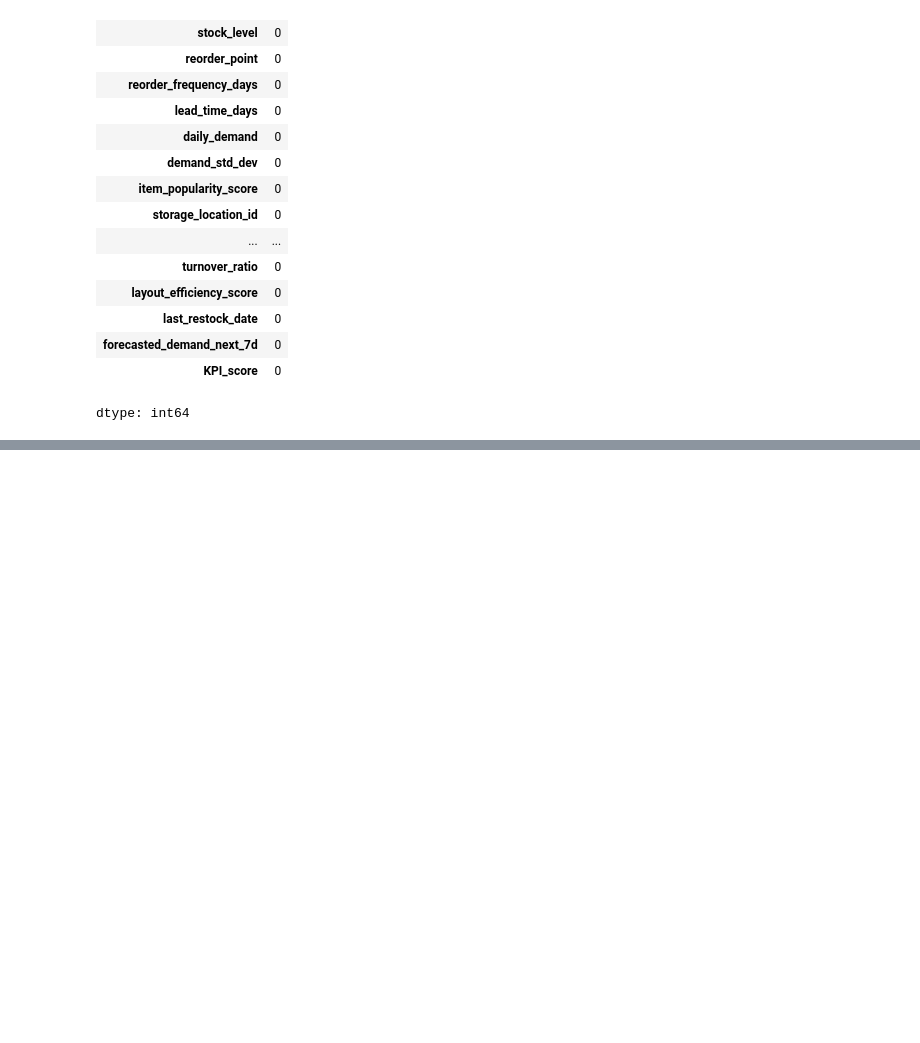
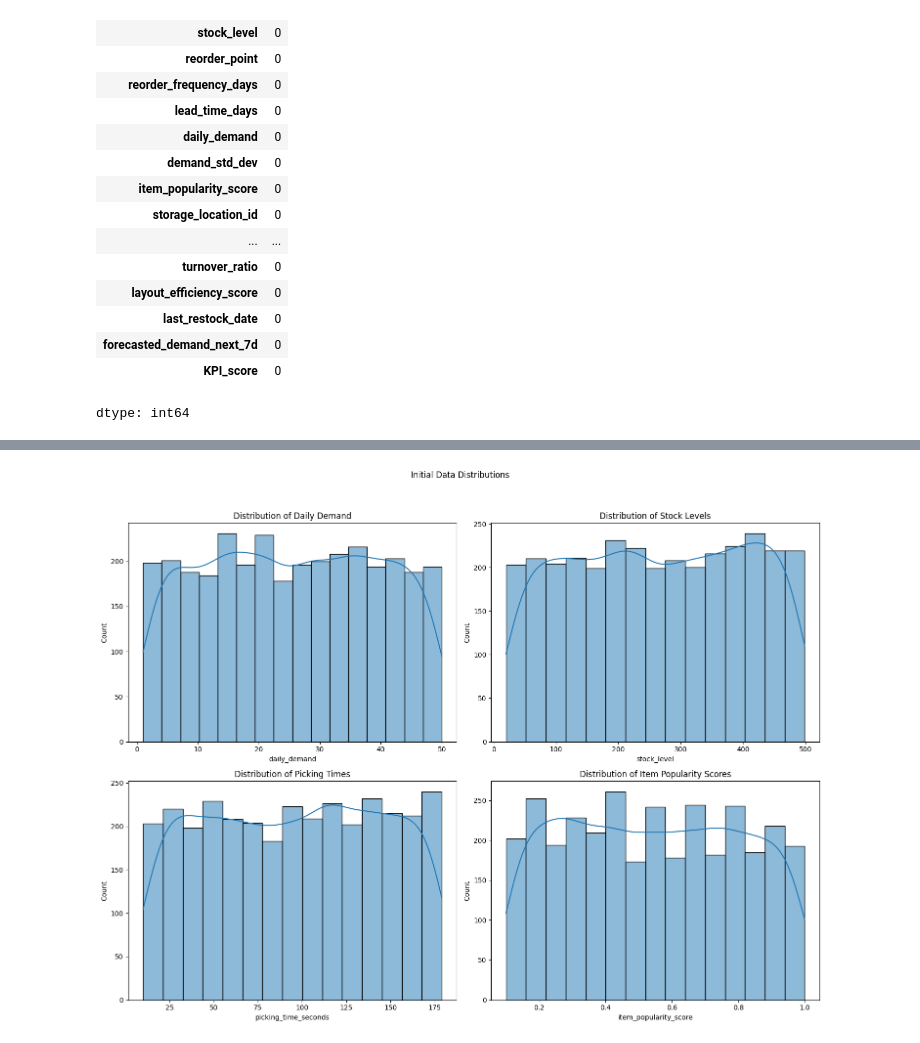
Before and after one commit to VUT-BA-3-2-Project-2025/Team-force, a Jupyter notebook: Team_Force_Final.ipynb, the cells around one changed output, grey strips where cells are left out. Saved outputs shown, nothing was run; the diff lists cells and outputs as text; code cells hidden in the pictures; blank space fills up the shorter version.

```diff
--- a/Team_Force_Final.ipynb
+++ b/Team_Force_Final.ipynb
@@ -96,8 +86,0 @@ Name: count, dtype: int64
-# %%
-#turn last restock date to date datatype
-logistics_df['last_restock_date'] = pd.to_datetime(logistics_df['last_restock_date'])
-
-#Creating new variables to help our model predict better
-logistics_df['days_since_last_restock'] = (logistics_df['last_restock_date'].max() - logistics_df['last_restock_date']).dt.days
-logistics_df['demand_to_stock_ratio'] = logistics_df['daily_demand'] / logistics_df['stock_level'].replace(0, 1e-6)
-logistics_df.head()
@@ -112,12 +86,0 @@ logistics_df.head()
-# %%
-#one hot encode categorical data
-logistics_df = pd.get_dummies(logistics_df, columns=['category'], prefix='category')
-
-numerical_cols_for_interaction = ['daily_demand', 'stock_level']
-category_cols = [col for col in logistics_df.columns if col.startswith('category_')]
-
-for num_col in numerical_cols_for_interaction:
-    for cat_col in category_cols:
-        logistics_df[f'{num_col}_interaction_{cat_col}'] = logistics_df[num_col] * logistics_df[cat_col]
-
-logistics_df.head()
@@ -132,4 +86,0 @@ logistics_df.head()
-# %%
-#dropping last restock date since we have days since last restock
-logistics_df = logistics_df.drop('last_restock_date', axis=1)
-logistics_df.head()
@@ -224,0 +109,20 @@ plt.show()
+# %%
+#Visualize our dataset to find patterns
+plt.figure(figsize=(15, 12))
+plt.subplot(2, 2, 1)
+sns.histplot(logistics_df['daily_demand'], kde=True)
+plt.title('Distribution of Daily Demand')
+plt.subplot(2, 2, 2)
+sns.histplot(logistics_df['stock_level'], kde=True)
+plt.title('Distribution of Stock Levels')
+plt.subplot(2, 2, 3)
+sns.histplot(logistics_df['picking_time_seconds'], kde=True)
+plt.title('Distribution of Picking Times')
+plt.subplot(2, 2, 4)
+sns.histplot(logistics_df['item_popularity_score'], kde=True)
+plt.title('Distribution of Item Popularity Scores')
+plt.suptitle('Initial Data Distributions')
+plt.tight_layout(rect=[0, 0.03, 1, 0.95])
+plt.show()
+# %% [output]
+[figure, added]
```
Also changed, not shown: parts of 19 cells of this notebook.
